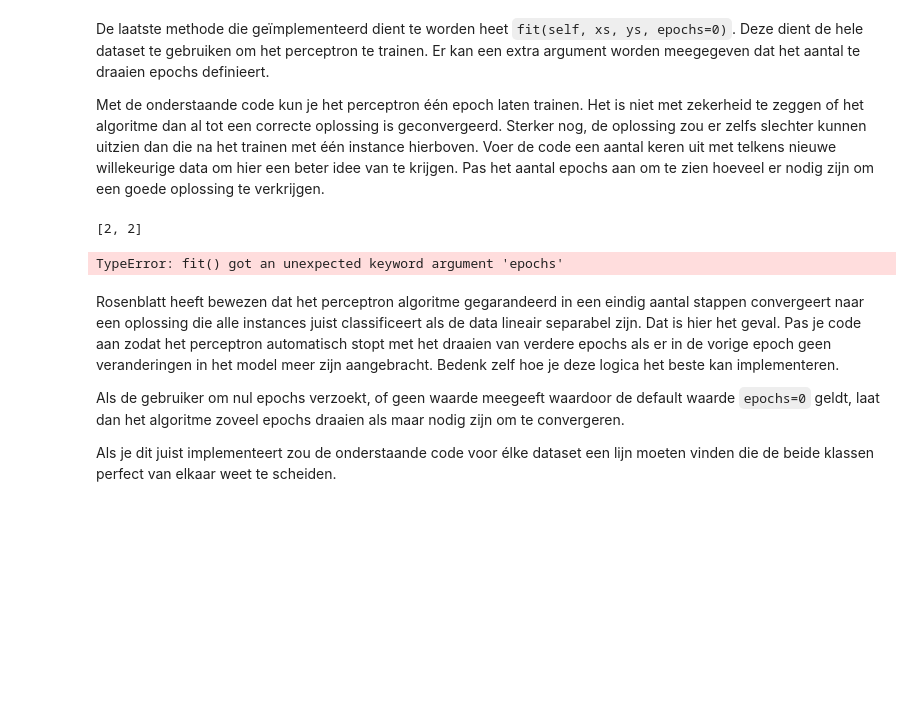
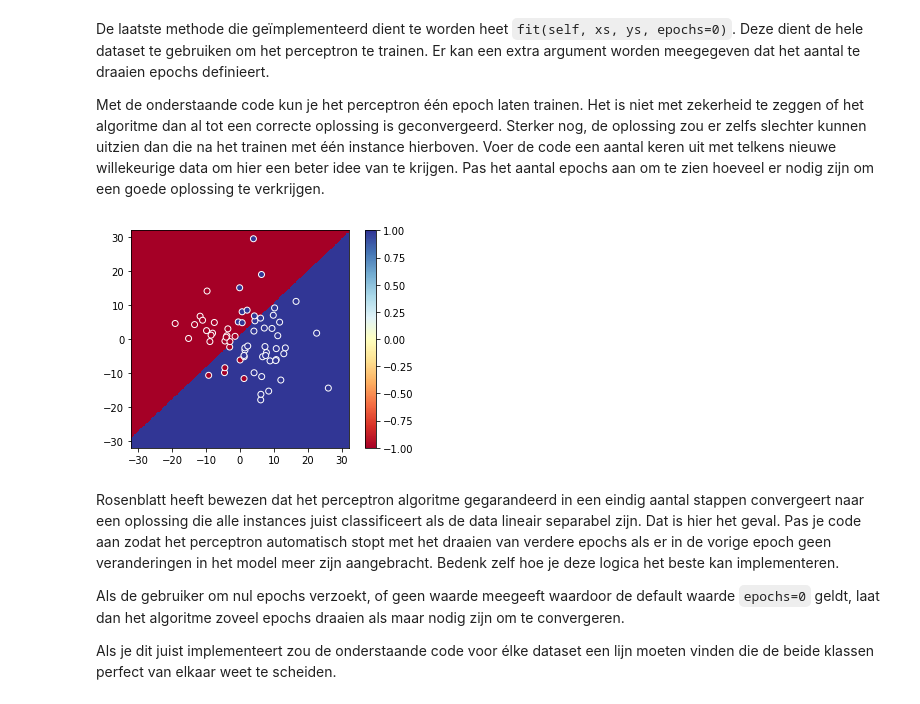
Before and after one commit to wmellema/DataMiningTest, a Jupyter notebook: les1/oefeningen.ipynb, the cells around one changed output. Cells and saved outputs as stored; diff of their text form; code cells hidden in the pictures; blank space fills up the shorter version.

```diff
--- a/les1/oefeningen.ipynb
+++ b/les1/oefeningen.ipynb
@@ -133,13 +118,12 @@ Met de onderstaande code kun je het perceptron één epoch laten trainen. Het is
 # %%
 del sys.modules['model']   # Unload the old model version
 from model import *        # Reload the new model version
 
 my_perceptron = Perceptron()
-my_perceptron.fit(xs, ys, epochs=1)
-data.plot(xs, ys, model=my_perceptron)
+my_perceptron.fit(xs, ys, max_epochs=5)
+data.plot_data(xs, ys, model=my_perceptron)
 # %% [output]
-[2, 2]
-TypeError: fit() got an unexpected keyword argument 'epochs'
+[figure, added]
 # %% [markdown]
 Rosenblatt heeft bewezen dat het perceptron algoritme gegarandeerd in een eindig aantal stappen convergeert naar een oplossing die alle instances juist classificeert als de data lineair separabel zijn. Dat is hier het geval. Pas je code aan zodat het perceptron automatisch stopt met het draaien van verdere epochs als er in de vorige epoch geen veranderingen in het model meer zijn aangebracht. Bedenk zelf hoe je deze logica het beste kan implementeren.
 
```
Also changed, not shown: parts of 9 cells of this notebook, 2 other files.
